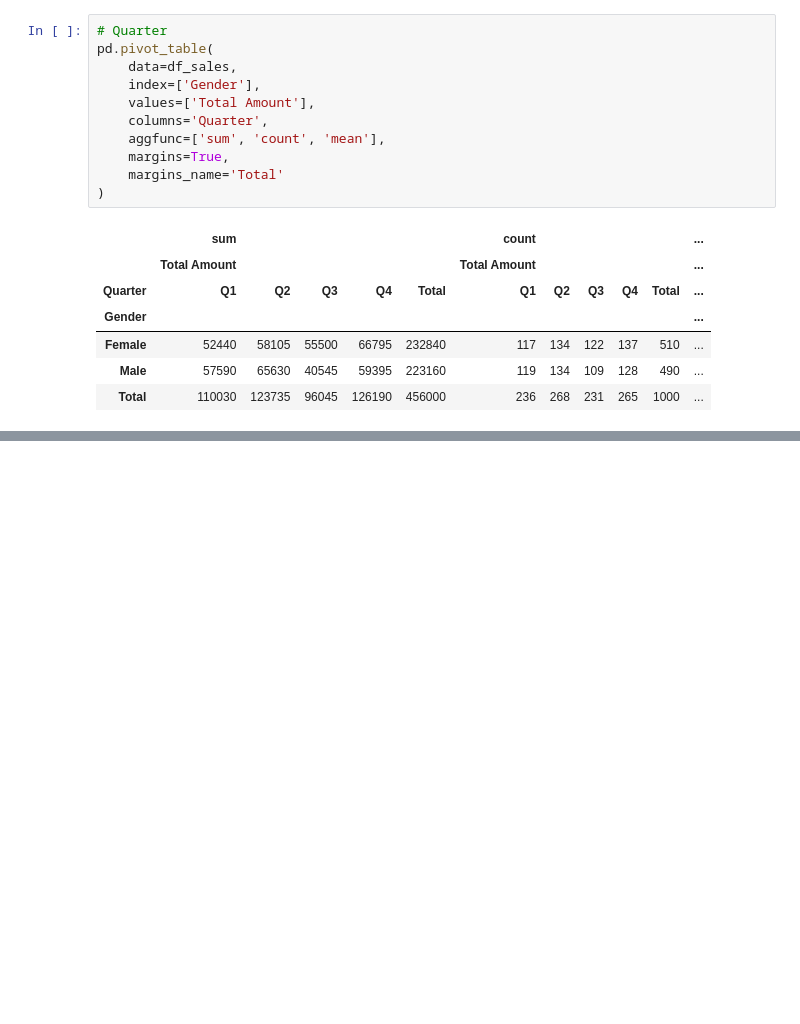
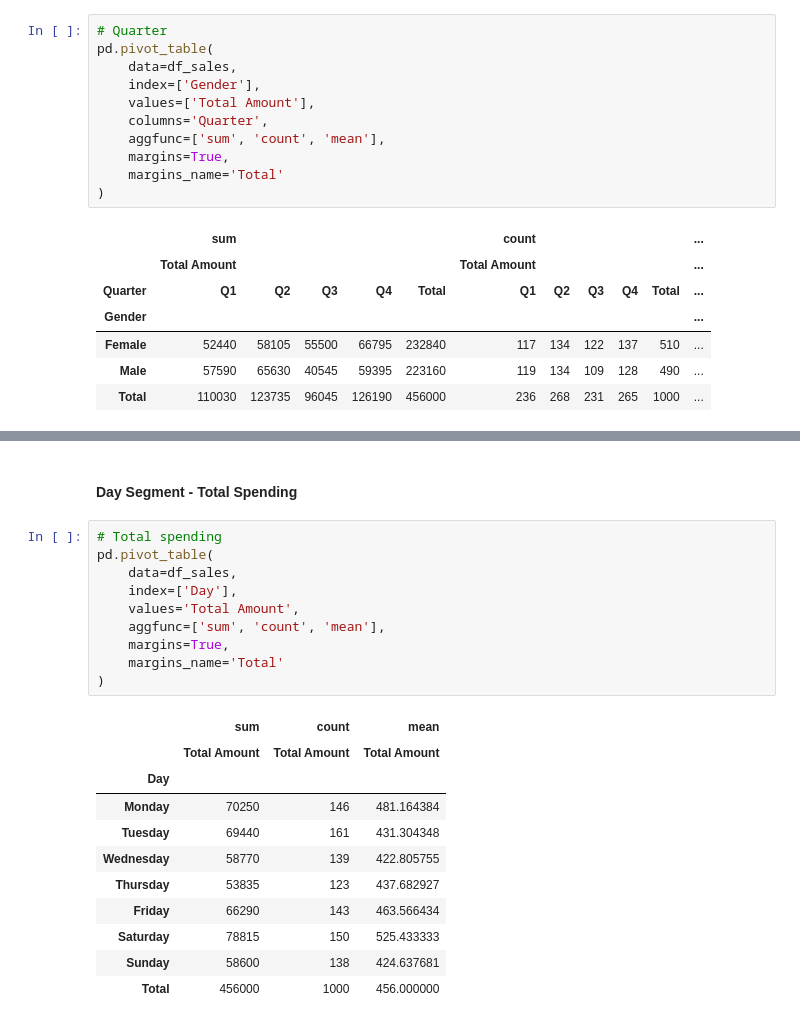
Before and after one commit to gracekaroma/analysis-of-sales-dataset, a Jupyter notebook: Sales Dataset Notebook.ipynb, the cells around one changed output, grey strips where cells are left out. Cells and saved outputs as stored; diff of their text form; blank space fills up the shorter version.

```diff
--- a/Sales Dataset Notebook.ipynb
+++ b/Sales Dataset Notebook.ipynb
@@ -487,0 +496,24 @@ pd.pivot_table(
+# %% [markdown]
+#### **Day Segment - Total Spending**
+# %%
+# Total spending
+pd.pivot_table(
+    data=df_sales,
+    index=['Day'],
+    values='Total Amount',
+    aggfunc=['sum', 'count', 'mean'],
+    margins=True,
+    margins_name='Total'
+)
+# %% [output]
+|  | sum | count | mean |
+|  | Total Amount | Total Amount | Total Amount |
+| Day |  |  |  |
+| Monday | 70250 | 146 | 481.164384 |
+| Tuesday | 69440 | 161 | 431.304348 |
+| Wednesday | 58770 | 139 | 422.805755 |
+| Thursday | 53835 | 123 | 437.682927 |
+| Friday | 66290 | 143 | 463.566434 |
+| Saturday | 78815 | 150 | 525.433333 |
+| Sunday | 58600 | 138 | 424.637681 |
+| Total | 456000 | 1000 | 456.000000 |
```
Also changed, not shown: parts of 5 cells of this notebook.
